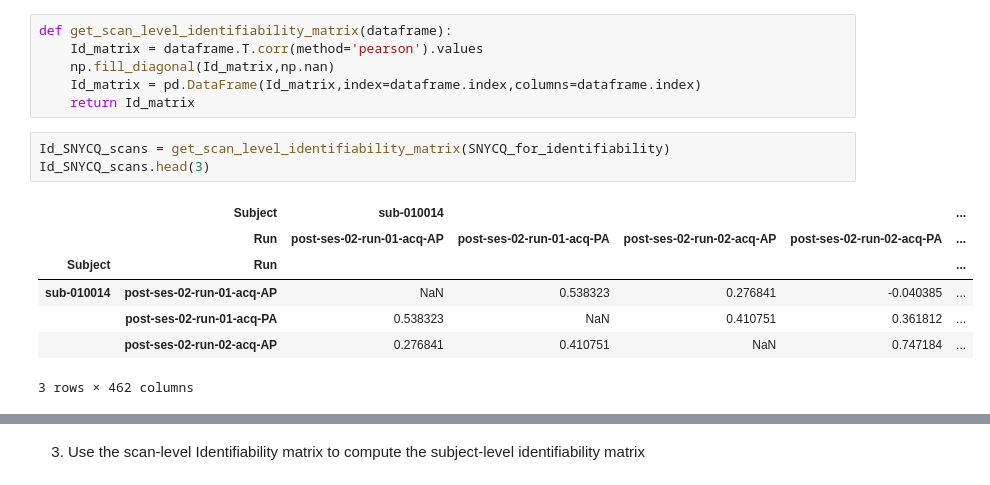
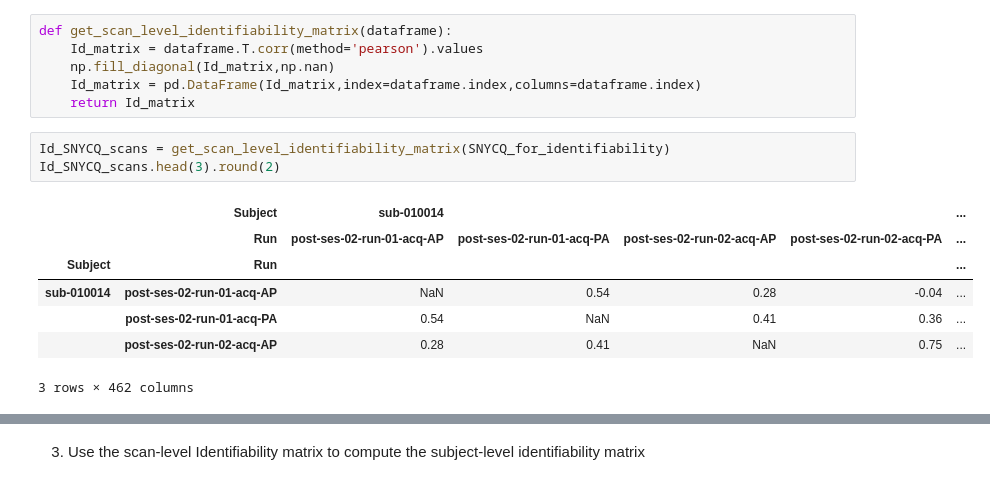
Before and after one commit to nimh-sfim/fc_introspection, a Jupyter notebook: notebooks/S11_SNYCQ_Consistency_Identifiability.ipynb, the cells around one changed output, grey strips where cells are left out. Saved outputs shown, nothing was run; the diff lists cells and outputs as text.

```diff
--- a/notebooks/S11_SNYCQ_Consistency_Identifiability.ipynb
+++ b/notebooks/S11_SNYCQ_Consistency_Identifiability.ipynb
@@ -193,12 +188,12 @@ def get_scan_level_identifiability_matrix(dataframe):
     return Id_matrix
 # %%
 Id_SNYCQ_scans = get_scan_level_identifiability_matrix(SNYCQ_for_identifiability)
-Id_SNYCQ_scans.head(3)
+Id_SNYCQ_scans.head(3).round(2)
 # %% [output]
 |  | Subject | sub-010014 |  |  |  | ... |
 |  | Run | post-ses-02-run-01-acq-AP | post-ses-02-run-01-acq-PA | post-ses-02-run-02-acq-AP | post-ses-02-run-02-acq-PA | ... |
 | Subject | Run |  |  |  |  | ... |
-| sub-010014 | post-ses-02-run-01-acq-AP | NaN | 0.538323 | 0.276841 | -0.040385 | ... |
-|  | post-ses-02-run-01-acq-PA | 0.538323 | NaN | 0.410751 | 0.361812 | ... |
-|  | post-ses-02-run-02-acq-AP | 0.276841 | 0.410751 | NaN | 0.747184 | ... |
+| sub-010014 | post-ses-02-run-01-acq-AP | NaN | 0.54 | 0.28 | -0.04 | ... |
+|  | post-ses-02-run-01-acq-PA | 0.54 | NaN | 0.41 | 0.36 | ... |
+|  | post-ses-02-run-02-acq-AP | 0.28 | 0.41 | NaN | 0.75 | ... |
 3 rows × 462 columns
```
Also changed, not shown: parts of 24 cells of this notebook, 8 other files.
